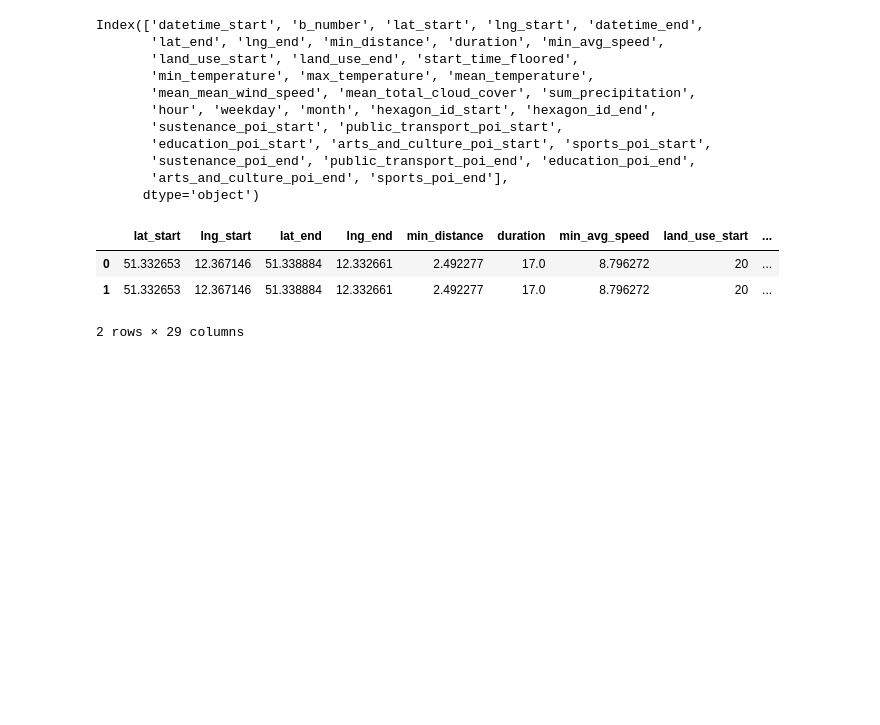
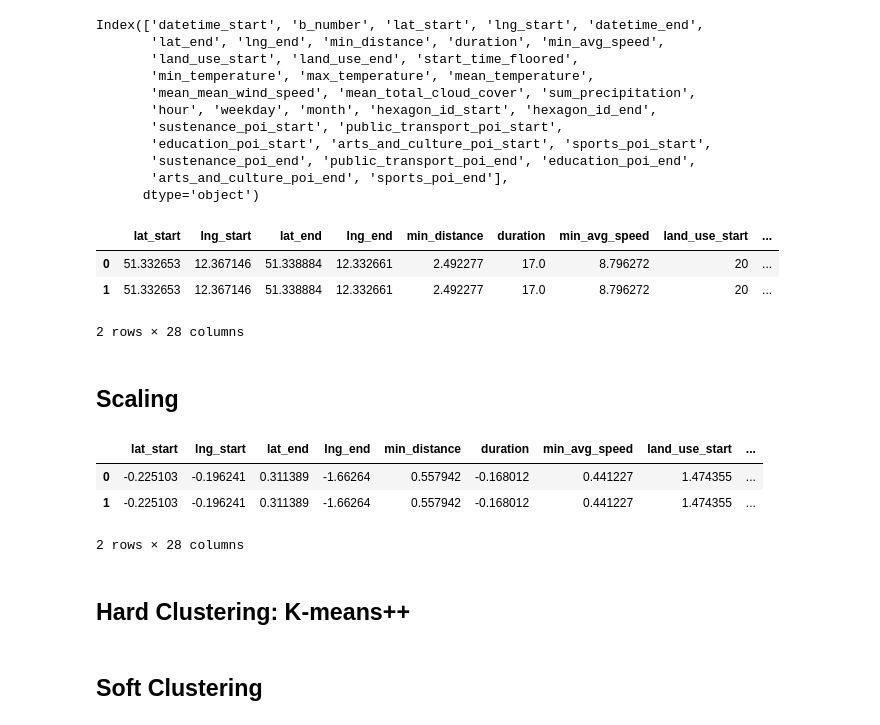
Before and after one commit to mogottsch/aaa-2022-magma, a Jupyter notebook: 03_cluster_analysis/clustering.ipynb, the cells around one changed output. Saved outputs shown, nothing was run; the diff lists cells and outputs as text; code cells hidden in the pictures; blank space fills up the shorter version.

Commit message:
Scale trip data and save

```diff
--- a/03_cluster_analysis/clustering.ipynb
+++ b/03_cluster_analysis/clustering.ipynb
@@ -194,10 +193,24 @@ Index(['datetime_start', 'b_number', 'lat_start', 'lng_start', 'datetime_end',
        'arts_and_culture_poi_end', 'sports_poi_end'],
       dtype='object')
 # %%
-trips = trips.drop(columns=[ "datetime_start", "datetime_end", 'hexagon_id_start', 'hexagon_id_end', 'b_number'])
+trips = trips.drop(columns=["start_time_floored", "datetime_start", "datetime_end", 'hexagon_id_start', 'hexagon_id_end', 'b_number'])
 trips.head(2)
 # %% [output]
 |  | lat_start | lng_start | lat_end | lng_end | min_distance | duration | min_avg_speed | land_use_start | ... |
 | 0 | 51.332653 | 12.367146 | 51.338884 | 12.332661 | 2.492277 | 17.0 | 8.796272 | 20 | ... |
 | 1 | 51.332653 | 12.367146 | 51.338884 | 12.332661 | 2.492277 | 17.0 | 8.796272 | 20 | ... |
-2 rows × 29 columns
+2 rows × 28 columns
+# %% [markdown]
+## Scaling
+# %%
+X = trips
+scaler = StandardScaler()
+scaler.fit(X)
+X_scaled = scaler.transform(X)
+X_scaled_df = pd.DataFrame(X_scaled, columns=X.columns, index=X.index)
+X_scaled_df.head(2)
+# %% [output]
+|  | lat_start | lng_start | lat_end | lng_end | min_distance | duration | min_avg_speed | land_use_start | ... |
+| 0 | -0.225103 | -0.196241 | 0.311389 | -1.66264 | 0.557942 | -0.168012 | 0.441227 | 1.474355 | ... |
+| 1 | -0.225103 | -0.196241 | 0.311389 | -1.66264 | 0.557942 | -0.168012 | 0.441227 | 1.474355 | ... |
+2 rows × 28 columns
@@ -203,0 +219,4 @@ trips.head(2)
+# %% [markdown]
+## Hard Clustering: K-means++
+# %% [markdown]
+## Soft Clustering
```
Also changed, not shown: parts of 5 cells of this notebook, 1 other file.
